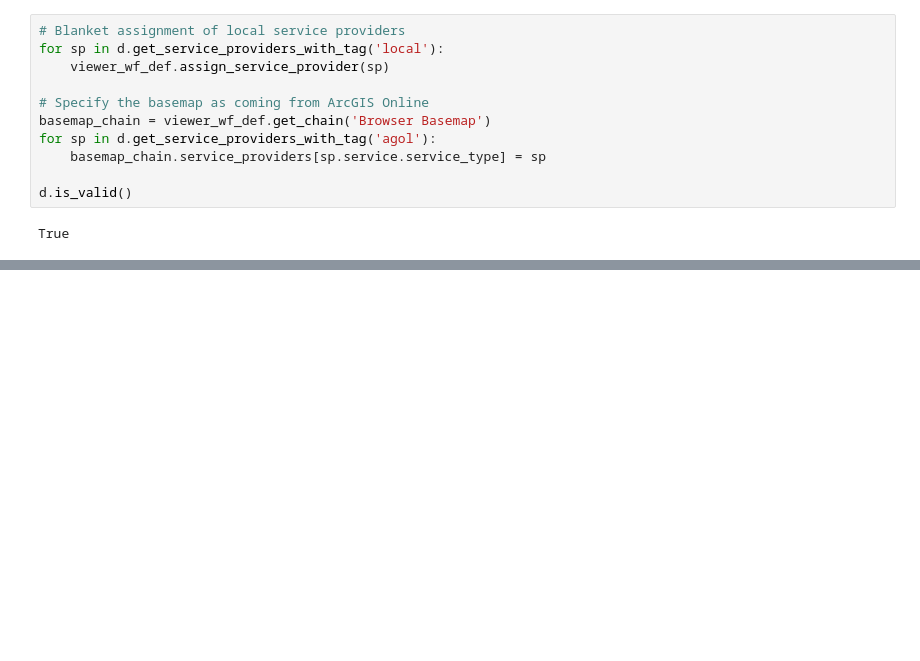
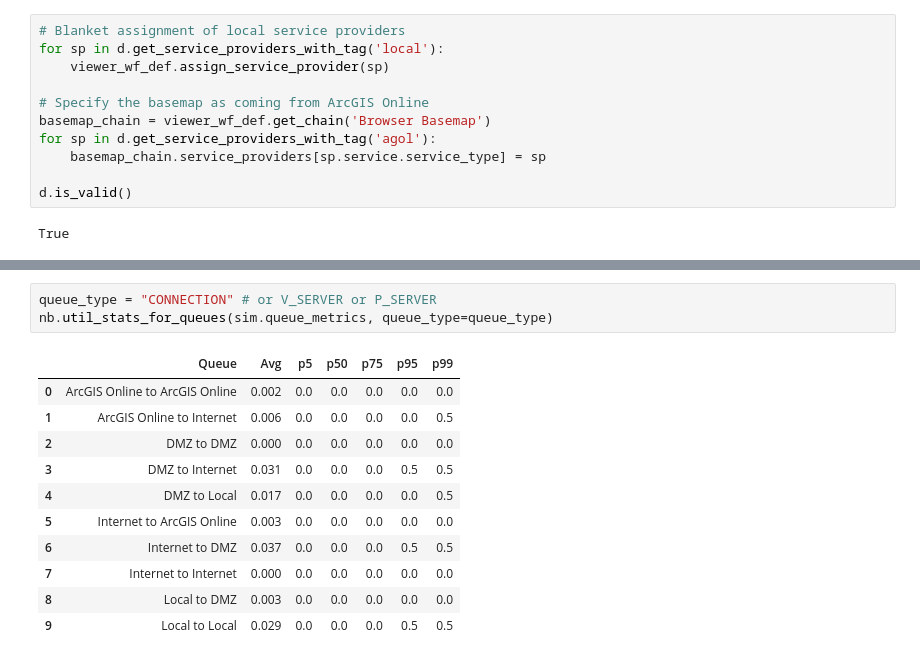
Before and after one commit to sbiickert/pygissim, a Jupyter notebook: src/pygisim_tutorial.ipynb, the cells around one changed output, grey strips where cells are left out. Cells and saved outputs as stored; diff of their text form; blank space fills up the shorter version.

```diff
--- a/src/pygisim_tutorial.ipynb
+++ b/src/pygisim_tutorial.ipynb
@@ -268,0 +369,15 @@ True
+# %%
+queue_type = "CONNECTION" # or V_SERVER or P_SERVER
+nb.util_stats_for_queues(sim.queue_metrics, queue_type=queue_type)
+# %% [output]
+|  | Queue | Avg | p5 | p50 | p75 | p95 | p99 |
+| 0 | ArcGIS Online to ArcGIS Online | 0.002 | 0.0 | 0.0 | 0.0 | 0.0 | 0.0 |
+| 1 | ArcGIS Online to Internet | 0.006 | 0.0 | 0.0 | 0.0 | 0.0 | 0.5 |
+| 2 | DMZ to DMZ | 0.000 | 0.0 | 0.0 | 0.0 | 0.0 | 0.0 |
+| 3 | DMZ to Internet | 0.031 | 0.0 | 0.0 | 0.0 | 0.5 | 0.5 |
+| 4 | DMZ to Local | 0.017 | 0.0 | 0.0 | 0.0 | 0.0 | 0.5 |
+| 5 | Internet to ArcGIS Online | 0.003 | 0.0 | 0.0 | 0.0 | 0.0 | 0.0 |
+| 6 | Internet to DMZ | 0.037 | 0.0 | 0.0 | 0.0 | 0.5 | 0.5 |
+| 7 | Internet to Internet | 0.000 | 0.0 | 0.0 | 0.0 | 0.0 | 0.0 |
+| 8 | Local to DMZ | 0.003 | 0.0 | 0.0 | 0.0 | 0.0 | 0.0 |
+| 9 | Local to Local | 0.029 | 0.0 | 0.0 | 0.0 | 0.5 | 0.5 |
```
Also changed, not shown: parts of 34 cells of this notebook, 14 other files.
